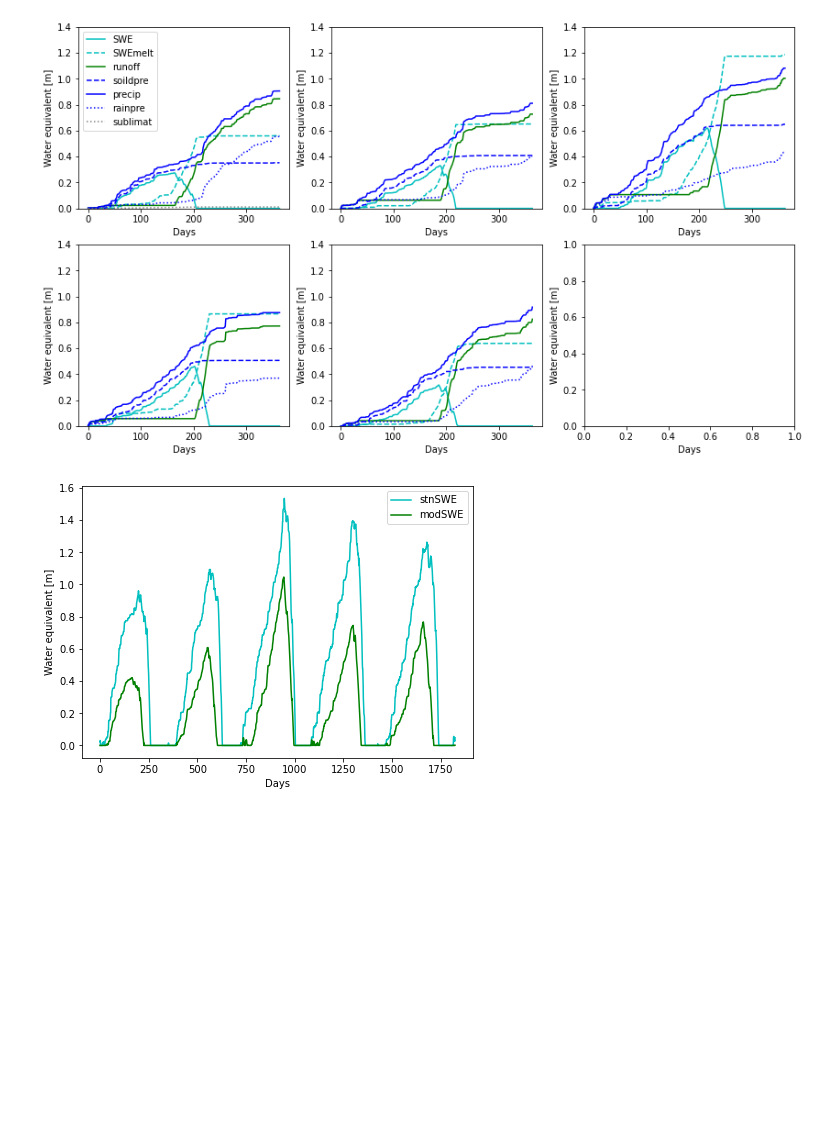
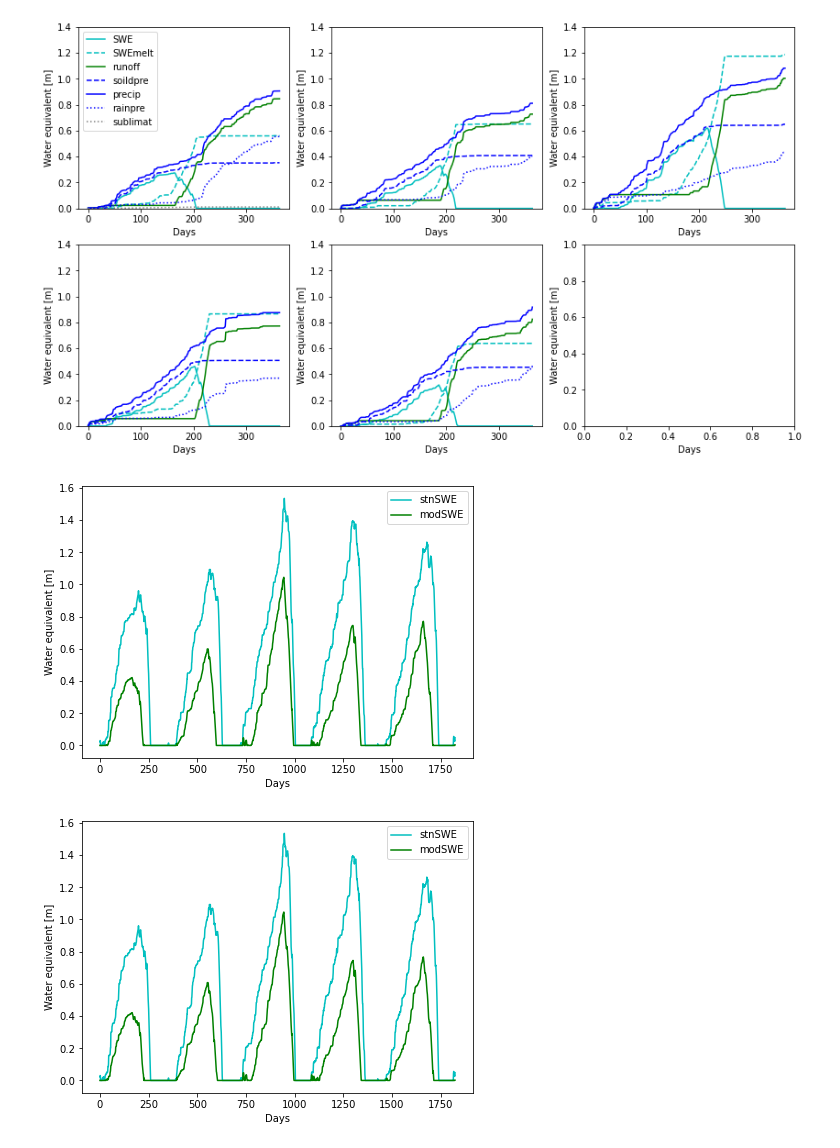
Before and after one commit to snowmodel-tools/calibration_python, a Jupyter notebook: Calibrate_SnowModel.ipynb, the cells around one changed output. Saved outputs shown, nothing was run; the diff lists cells and outputs as text; code cells hidden in the pictures; blank space fills up the shorter version.

```diff
--- a/Calibrate_SnowModel.ipynb
+++ b/Calibrate_SnowModel.ipynb
@@ -49,8 +49,8 @@ mod_proj = 'epsg:32612' #UTM zone 12N
 # %% [markdown]
 # Import CSO gdf (metadata) and df (daily data)
 # %%
-gdf = gpd.read_file('CSO_SNOTEL_sites.geojson')
-df = pd.read_csv('CSO_SNOTEL_data_SWEDmeters.csv')
+gdf = gpd.read_file('../CSO_SNOTEL_sites.geojson')
+df = pd.read_csv('../CSO_SNOTEL_data_SWEDmeters.csv')
 gdf.head()
 # %% [output]
 |  | code | longitude | latitude | name | elevation_m | easting | northing | geometry |
@@ -88,0 +180,21 @@ replace_line(incFile, 13, '      parameter (nx_max='+str(np.shape(gdf)[0]+1)+',n
+# %%
+def runSnowModel():
+    %cd /nfs/attic/dfh/Aragon2/mar2020_snowmodel-dfhill_code_edits/
+    ! nohup ./snowmodel
+    %cd  /nfs/attic/dfh/Aragon2/Notebooks
+    #get model data from .ctl file
+    f=open(ctlFile)
+    lines=f.readlines()
+    nx = int(lines[9].split()[1])
+    xll = int(float(lines[9].split()[3]))
+    clsz = int(float(lines[9].split()[4]))
+    ny = int(lines[10].split()[1])
+    yll = int(float(lines[10].split()[3]))
+    num_sim_days = int(lines[14].split()[1])
+    st = datetime.strptime(lines[14].split()[3][3:], '%d%b%Y').date()
+    ed = st + timedelta(days=(num_sim_days-1))
+    print('nx=',nx,'ny=',ny,'xll=',xll,'yll=',yll,'clsz=',clsz,'num_sim_days=',num_sim_days,'start',st,'end',ed)
+    f.close()
+    return nx, ny, xll, yll, clsz, num_sim_days, st, ed
+
+nx, ny, xll, yll, clsz, num_sim_days, st, ed = runSnowModel()
@@ -460,6 +491,25 @@ for ax in axs.flat:
     ax.set(xlabel='Days', ylabel='Water equivalent [m]')
 # %% [output]
 [figure]
+# %%
+#DAVE
+def calc_metrics1(stn):
+    modSWE = get_mod_output_line(sweFile,stn)
+    loc = gdf['code'][stn]
+    stnSWE = df[loc].values
+    return modSWE,stnSWE
+
+modSWE,stnSWE = calc_metrics1(8)
+# Plot the result
+fig = plt.figure(figsize=(7, 5))
+plt.plot(stnSWE,'c-', label = 'stnSWE' )
+plt.plot(modSWE,'g-', label = 'modSWE' )
+plt.legend()
+plt.xlabel( "Days")
+plt.ylabel( "Water equivalent [m]")
+plt.show()
+# %% [output]
+[figure, added]
 # %%
 def calc_metrics1(stn):
     modSWE = get_mod_output(sweFile,stn)
```
Also changed, not shown: parts of 14 cells of this notebook.
